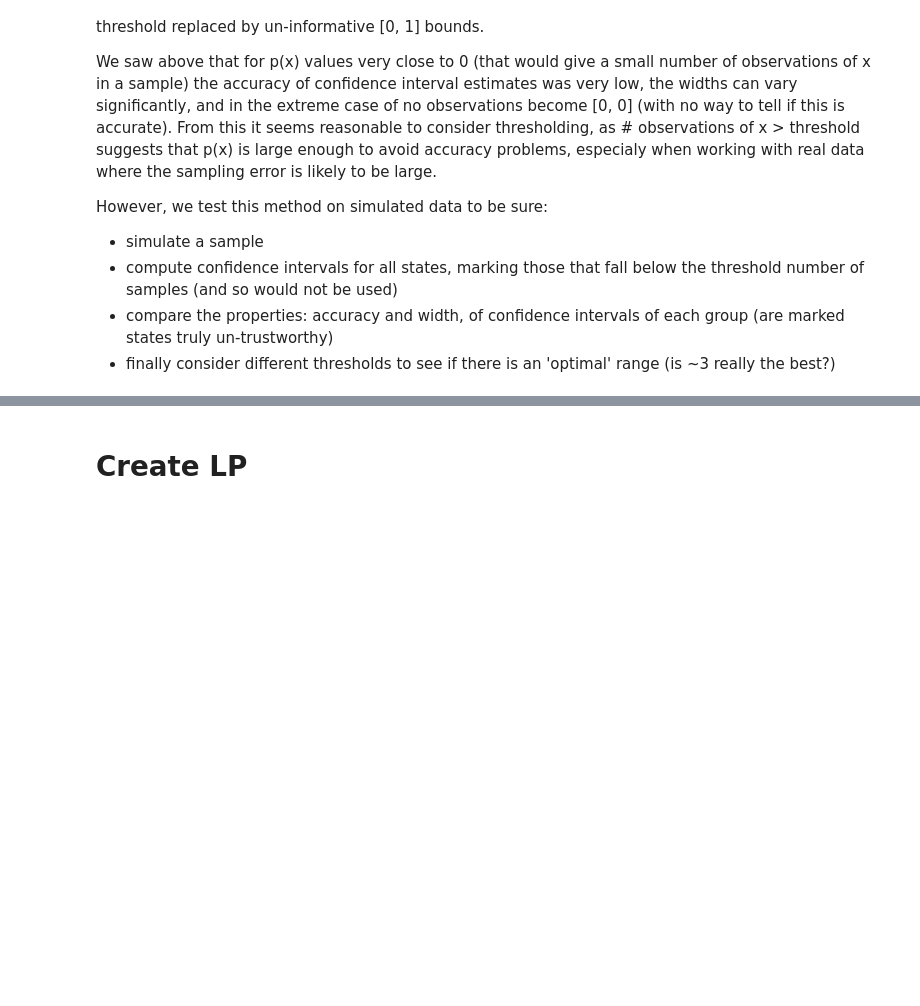
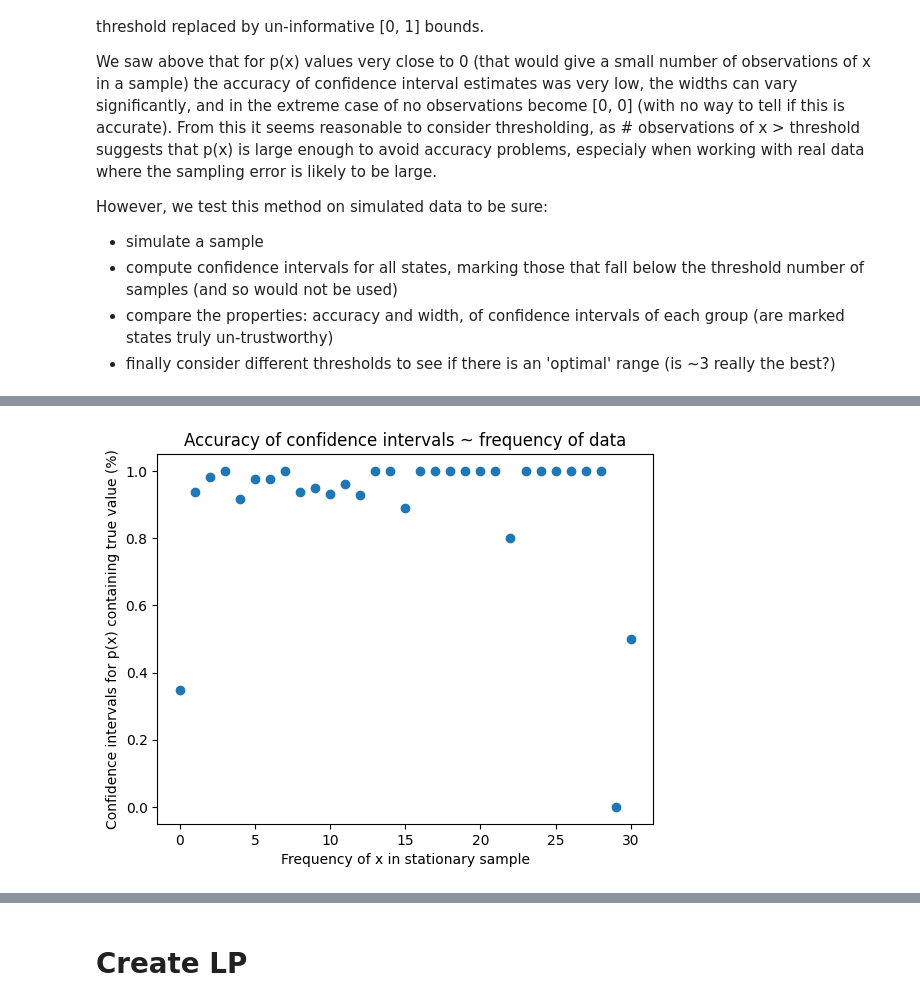
Before and after one commit to willjgh/M4R, a Jupyter notebook: birth_death_reaction.ipynb, the cells around one changed output, grey strips where cells are left out. Saved outputs shown, nothing was run; the diff lists cells and outputs as text; code cells hidden in the pictures; blank space fills up the shorter version.

```diff
--- a/birth_death_reaction.ipynb
+++ b/birth_death_reaction.ipynb
@@ -327,0 +455,4 @@ However, we test this method on simulated data to be sure:
+# %%
+CI_analysis_5(10 * [20, 50], 100, 200, 1000);
+# %% [output]
+[figure, added]
```
Also changed, not shown: parts of 7 cells of this notebook.
